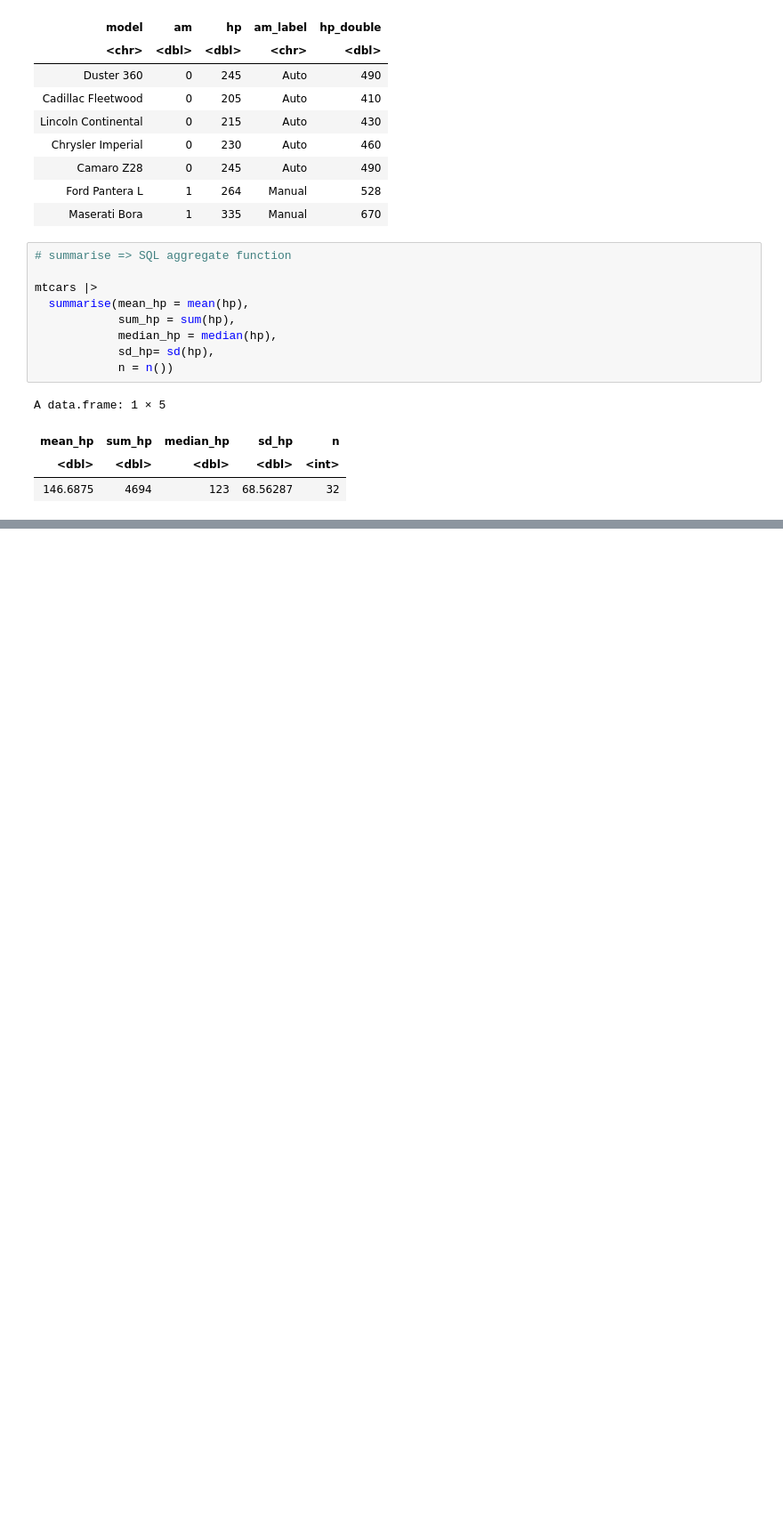
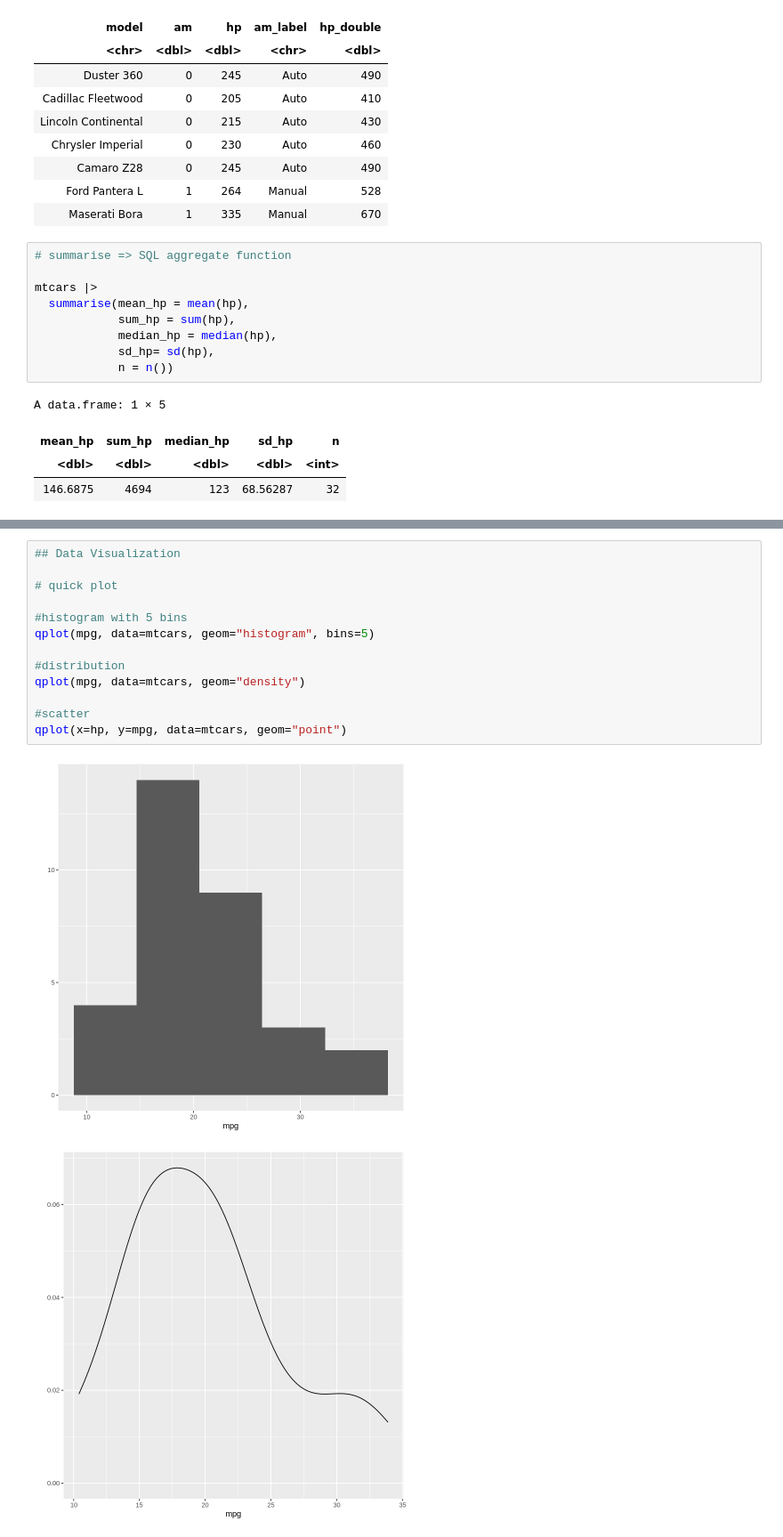
Before and after one commit to wiramonwrm/data-analytics, a Jupyter notebook: R_cheat_sheet.ipynb, the cells around one changed output, grey strips where cells are left out. Shown at 89% size. Cells and saved outputs as stored; diff of their text form; blank space fills up the shorter version.

```diff
--- a/R_cheat_sheet.ipynb
+++ b/R_cheat_sheet.ipynb
@@ -785,0 +1039,16 @@ A data.frame: 1 × 5
+# %%
+## Data Visualization
+
+# quick plot
+
+#histogram with 5 bins
+qplot(mpg, data=mtcars, geom="histogram", bins=5)
+
+#distribution
+qplot(mpg, data=mtcars, geom="density")
+
+#scatter
+qplot(x=hp, y=mpg, data=mtcars, geom="point")
+# %% [output]
+[figure, added]
+[figure, added]
```
Also changed, not shown: parts of 49 cells of this notebook.
